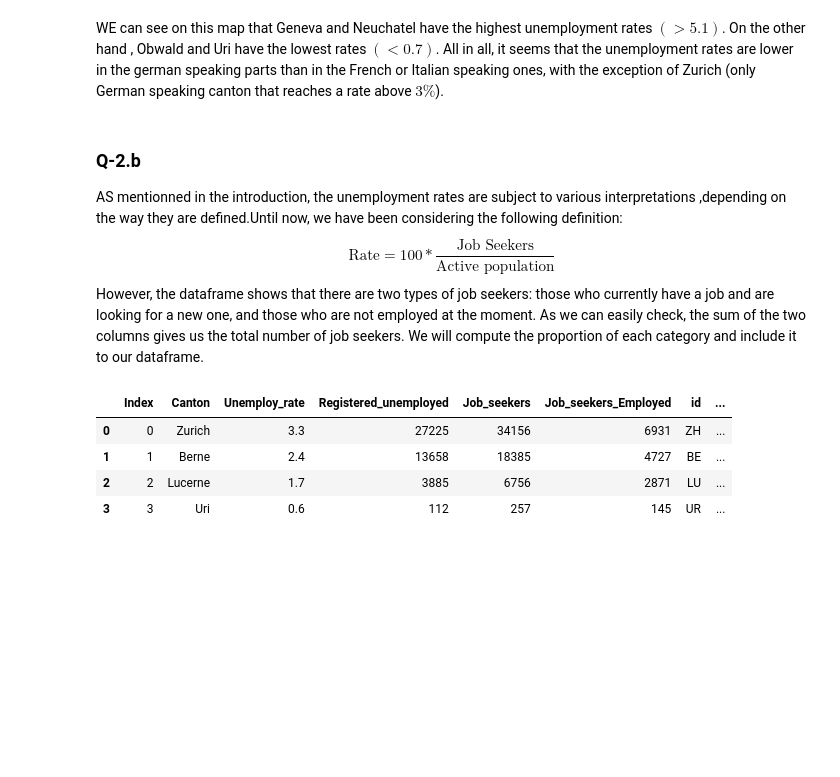
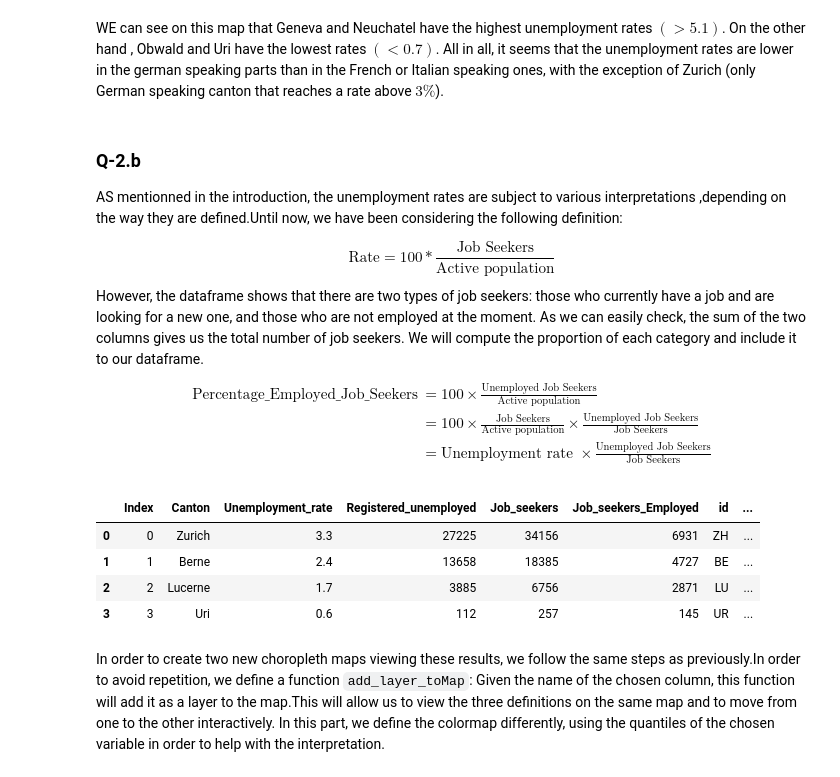
Before and after one commit to sourabhlal/ada2017, a Jupyter notebook: 03 - Interactive Viz/homework3_2.ipynb, the cells around one changed output. Saved outputs shown, nothing was run; the diff lists cells and outputs as text; code cells hidden in the pictures; blank space fills up the shorter version.

Commit message:
homework3_2
still need to save the maps in html -> view them in github? + merge with the rest of the notebook

```diff
--- a/03 - Interactive Viz/homework3_2.ipynb
+++ b/03 - Interactive Viz/homework3_2.ipynb
@@ -118,8 +119,8 @@ colormap
 # %% [markdown]
 We then extract a list from the dataframe that contains only the variable we need (`Unemply_rate`) and is indexed by the Ids.
 # %%
-unemployment_dict = df.set_index('id')['Unemploy_rate']
-unemployment_dict
+unemployment_dict = df.set_index('id')['Unemployment_rate']
+unemployment_dict[0:5]
 # %% [output]
 id
 ZH    3.3
@@ -168,23 +159,32 @@ All in all, it seems that the unemployment rates are lower in the german speakin
 ### Q-2.b
 
 AS mentionned in the introduction, the unemployment rates are subject to various interpretations ,depending on the way they are defined.Until now, we have been considering the following definition:
+
 $$
 \text{Rate} = 100* \frac{\text{Job Seekers}}{\text{Active population}}
 $$
 However, the dataframe shows that there are two types of job seekers: those who currently have a job and are looking for a new one, and those who are not employed at the moment.
 As we can easily check, the sum of the two columns gives us the total number of job seekers.
 We will compute the proportion of each category and include it to our dataframe.
+\begin{align}
+\text{Percentage_Employed_Job_Seekers}&= 100\times \frac{\text{Unemployed Job Seekers}}{\text{Active population}}\\
+&=100 \times  \frac{\text{Job Seekers}}{\text{Active population}}\times \frac{\text{Unemployed Job Seekers}}{\text{Job Seekers}} \\
+&=\text{Unemployment rate }\times \frac{\text{Unemployed Job Seekers}}{\text{Job Seekers}}
+\end{align}
 # %%
 
 #df.Registered_unemployed+df.Job_seekers_Employed==df.Job_seekers
 
-df['perc_Employed']=100*df.Job_seekers_Employed/df.Job_seekers
-df['perc_Unemployed']=100*df.Registered_unemployed/df.Job_seekers
+df['percentage_Employed_Job_Seekers']=df.Unemployment_rate*df.Job_seekers_Employed/df.Job_seekers
+df['percentage_Unemployed_Job_Seekers']=df.Unemployment_rate*df.Registered_unemployed/df.Job_seekers
 df.head(4)
 # %% [output]
-|  | Index | Canton | Unemploy_rate | Registered_unemployed | Job_seekers | Job_seekers_Employed | id | ... |
+|  | Index | Canton | Unemployment_rate | Registered_unemployed | Job_seekers | Job_seekers_Employed | id | ... |
 | 0 | 0 | Zurich | 3.3 | 27225 | 34156 | 6931 | ZH | ... |
 | 1 | 1 | Berne | 2.4 | 13658 | 18385 | 4727 | BE | ... |
 | 2 | 2 | Lucerne | 1.7 | 3885 | 6756 | 2871 | LU | ... |
 | 3 | 3 | Uri | 0.6 | 112 | 257 | 145 | UR | ... |
+# %% [markdown]
+In order to create two new choropleth maps viewing these results, we follow the same steps as previously.In order to avoid repetition, we define a function `add_layer_toMap`: Given the name of the chosen column, this function will add it as a layer to the map.This will allow us to view the three definitions on the same map and to move from one to the other interactively.
+In this part, we define the colormap differently, using the quantiles of the chosen variable in order to help with the interpretation.
 # %%
```
Also changed, not shown: parts of 17 cells of this notebook, 1 other file.
